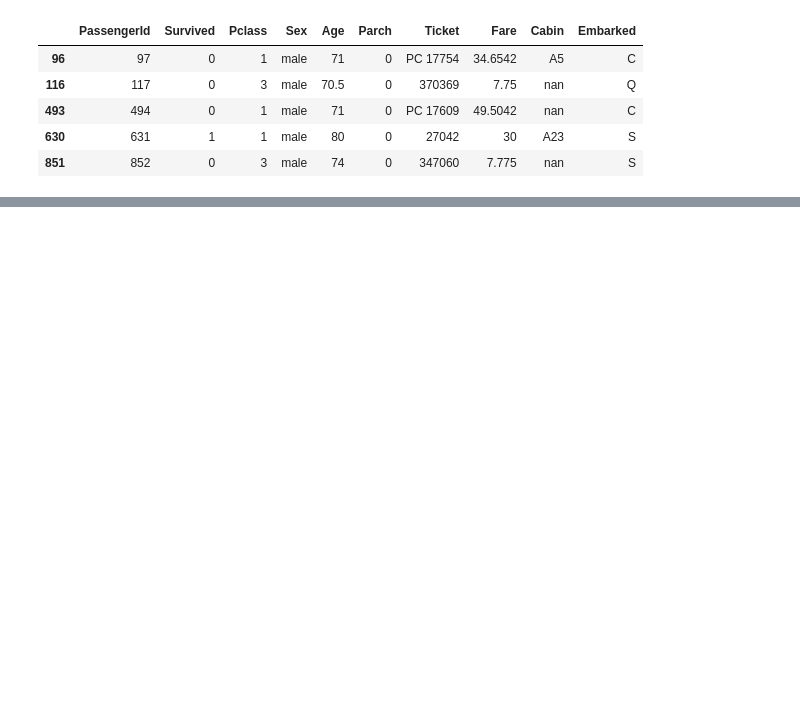
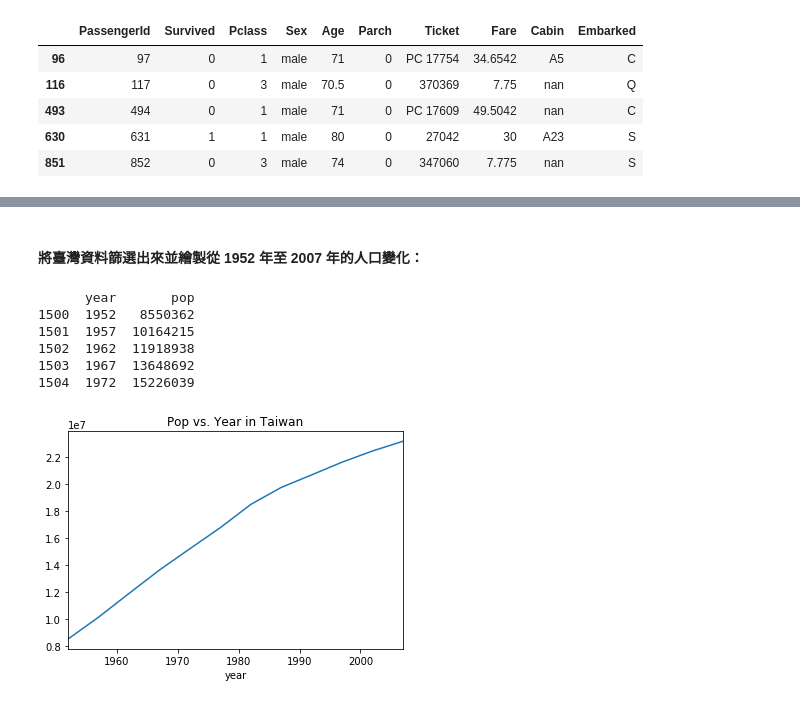
Before and after one commit to Eddie6382/python_practice, a Jupyter notebook: data_processing/Pandas 教學.ipynb, the cells around one changed output, grey strips where cells are left out. Drawn from its saved outputs; the diff is of its cells as text; code cells hidden in the pictures; blank space fills up the shorter version.

```diff
--- a/data_processing/Pandas 教學.ipynb
+++ b/data_processing/Pandas 教學.ipynb
@@ -169,3 +172,10 @@ memory usage: 238.4 KB
 | 493 | 494 | 0 | 1 | male | 71 | 0 | PC 17609 | 49.5042 | nan | C |
 | 630 | 631 | 1 | 1 | male | 80 | 0 | 27042 | 30 | A23 | S |
 | 851 | 852 | 0 | 3 | male | 74 | 0 | 347060 | 7.775 | nan | S |
+# %%
+### Case 2 各國GDP統計
+#### 使用 matplotlib 將資料視覺化
+csv_file = "https://storage.googleapis.com/learn_pd_like_tidyverse/gapminder.csv"
+gapminder = pd.read_csv(csv_file)
+print(type(gapminder))
+gapminder.head()
@@ -171,0 +190,17 @@ memory usage: 238.4 KB
+# %% [markdown]
+#### 將臺灣資料篩選出來並繪製從 1952 年至 2007 年的人口變化：
+# %%
+import matplotlib.pyplot as plt
+import seaborn as ans
+
+gapminder_twn = gapminder[gapminder['country'] == 'Taiwan']
+gapminder_twn[['year', 'pop']].plot(kind = 'line', x = 'year', y = 'pop', title = 'Pop vs. Year in Taiwan', legend = False)
+plt.show()
+# %% [output]
+      year       pop
+1500  1952   8550362
+1501  1957  10164215
+1502  1962  11918938
+1503  1967  13648692
+1504  1972  15226039
+[figure, added]
```
Also changed, not shown: parts of 10 cells of this notebook.
